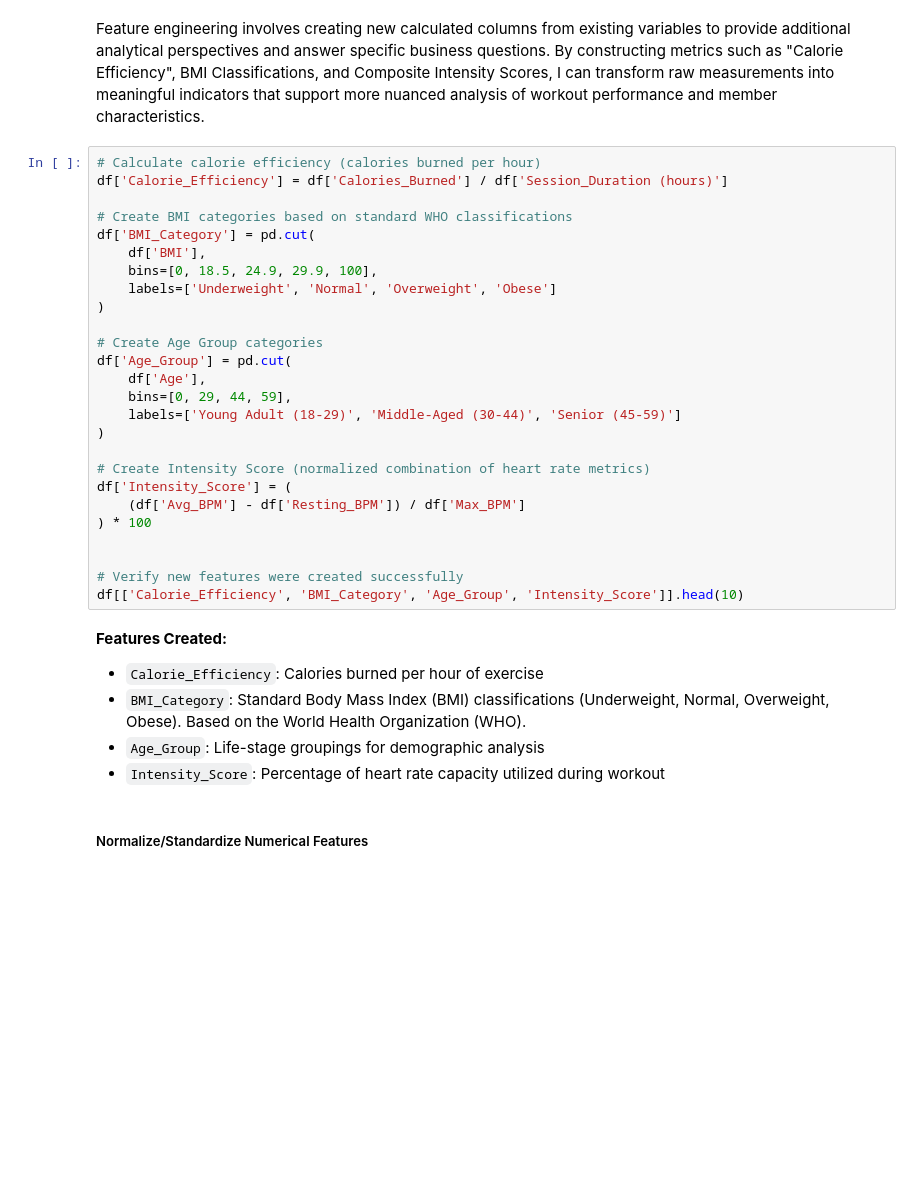
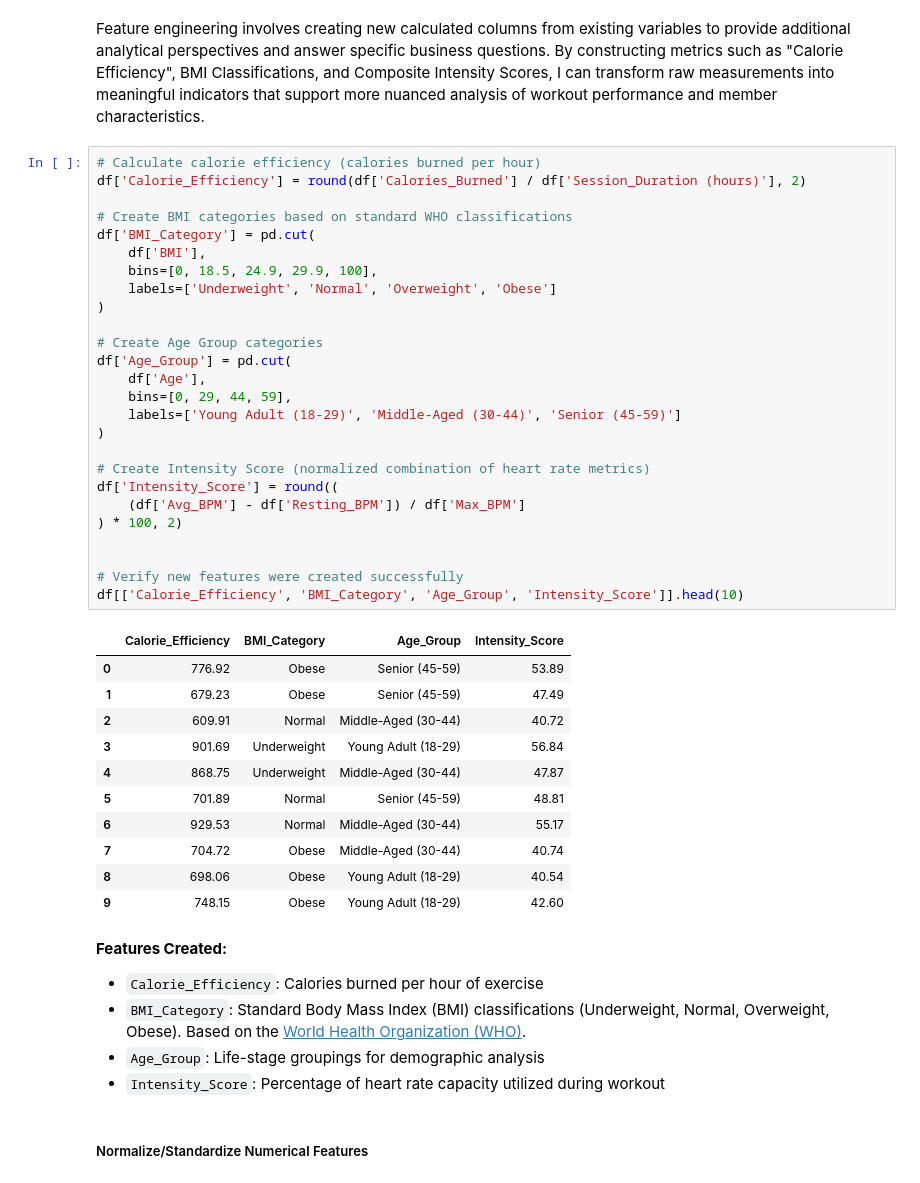
Before and after one commit to axelcabato/da-proj-1, a Jupyter notebook: 1stDAProject.ipynb, the cells around one changed output. Cells and saved outputs as stored; diff of their text form; blank space fills up the shorter version.

```diff
--- a/1stDAProject.ipynb
+++ b/1stDAProject.ipynb
@@ -485,34 +485,46 @@ Having completed the exploratory data analysis and visualization phases, I now m
 Feature engineering involves creating new calculated columns from existing variables to provide additional analytical perspectives and answer specific business questions. By constructing metrics such as "Calorie Efficiency", BMI Classifications, and Composite Intensity Scores, I can transform raw measurements into meaningful indicators that support more nuanced analysis of workout performance and member characteristics.
 # %%
 # Calculate calorie efficiency (calories burned per hour)
-df['Calorie_Efficiency'] = df['Calories_Burned'] / df['Session_Duration (hours)']
+df['Calorie_Efficiency'] = round(df['Calories_Burned'] / df['Session_Duration (hours)'], 2)
 
 # Create BMI categories based on standard WHO classifications
 df['BMI_Category'] = pd.cut(
     df['BMI'],
     bins=[0, 18.5, 24.9, 29.9, 100],
     labels=['Underweight', 'Normal', 'Overweight', 'Obese']
 )
 
 # Create Age Group categories
 df['Age_Group'] = pd.cut(
     df['Age'],
     bins=[0, 29, 44, 59],
     labels=['Young Adult (18-29)', 'Middle-Aged (30-44)', 'Senior (45-59)']
 )
 
 # Create Intensity Score (normalized combination of heart rate metrics)
-df['Intensity_Score'] = (
+df['Intensity_Score'] = round((
     (df['Avg_BPM'] - df['Resting_BPM']) / df['Max_BPM']
-) * 100
+) * 100, 2)
 
 
 # Verify new features were created successfully
 df[['Calorie_Efficiency', 'BMI_Category', 'Age_Group', 'Intensity_Score']].head(10)
+# %% [output]
+|  | Calorie_Efficiency | BMI_Category | Age_Group | Intensity_Score |
+| 0 | 776.92 | Obese | Senior (45-59) | 53.89 |
+| 1 | 679.23 | Obese | Senior (45-59) | 47.49 |
+| 2 | 609.91 | Normal | Middle-Aged (30-44) | 40.72 |
+| 3 | 901.69 | Underweight | Young Adult (18-29) | 56.84 |
+| 4 | 868.75 | Underweight | Middle-Aged (30-44) | 47.87 |
+| 5 | 701.89 | Normal | Senior (45-59) | 48.81 |
+| 6 | 929.53 | Normal | Middle-Aged (30-44) | 55.17 |
+| 7 | 704.72 | Obese | Middle-Aged (30-44) | 40.74 |
+| 8 | 698.06 | Obese | Young Adult (18-29) | 40.54 |
+| 9 | 748.15 | Obese | Young Adult (18-29) | 42.60 |
 # %% [markdown]
 **Features Created:**
 - `Calorie_Efficiency`: Calories burned per hour of exercise
-- `BMI_Category`: Standard Body Mass Index (BMI) classifications (Underweight, Normal, Overweight, Obese). Based on the World Health Organization (WHO).
+- `BMI_Category`: Standard Body Mass Index (BMI) classifications (Underweight, Normal, Overweight, Obese). Based on the [World Health Organization (WHO)](https://www.cdc.gov/bmi/adult-calculator/bmi-categories.html).
 - `Age_Group`: Life-stage groupings for demographic analysis
 - `Intensity_Score`: Percentage of heart rate capacity utilized during workout
 # %% [markdown]
```
Also changed, not shown: parts of 7 cells of this notebook.
